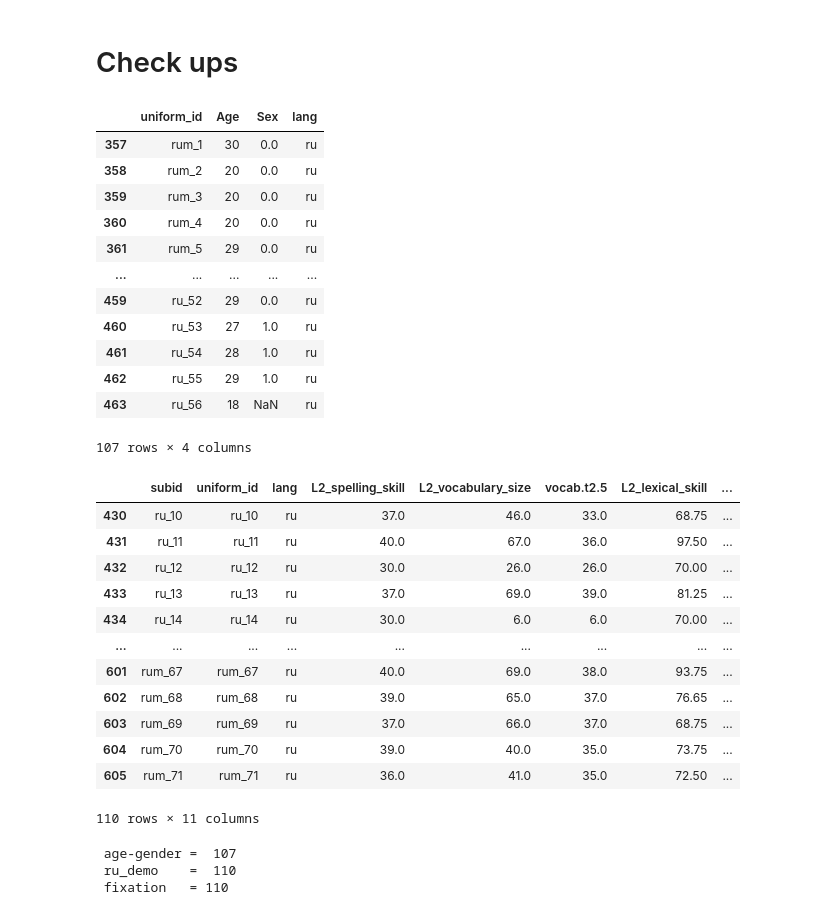
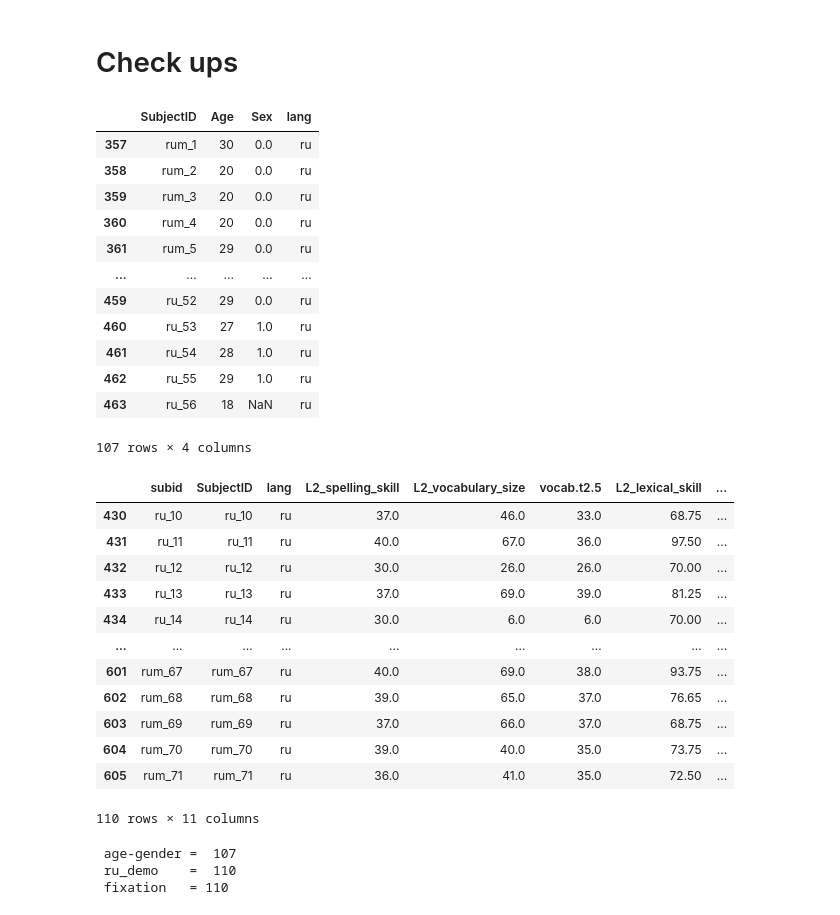
Before and after one commit to mvkairov/meco, a Jupyter notebook: Notebooks/a01_data_warmup.ipynb, the cells around one changed output. Cells and saved outputs as stored; diff of their text form; code cells hidden in the pictures.

```diff
--- a/Notebooks/a01_data_warmup.ipynb
+++ b/Notebooks/a01_data_warmup.ipynb
@@ -118,11 +118,11 @@ ru_data_subject_id = set(ru_data.SubjectID)
 # %%
 
 
 age_gender_ru = age_gender.loc[age_gender.lang == "ru"]
-age_gender_ru_subject_id = set(age_gender_ru.uniform_id)
+age_gender_ru_subject_id = set(age_gender_ru.SubjectID)
 age_gender_ru
 # %% [output]
-|  | uniform_id | Age | Sex | lang |
+|  | SubjectID | Age | Sex | lang |
 | 357 | rum_1 | 30 | 0.0 | ru |
 | 358 | rum_2 | 20 | 0.0 | ru |
 | 359 | rum_3 | 20 | 0.0 | ru |
@@ -139,10 +139,10 @@ age_gender_ru
 
 
 demo_ru = demo.loc[demo.lang == "ru"]
-demo_ru_subject_id = set(demo_ru.subid)
+demo_ru_subject_id = set(demo_ru.SubjectID)
 demo_ru
 # %% [output]
-|  | subid | uniform_id | lang | L2_spelling_skill | L2_vocabulary_size | vocab.t2.5 | L2_lexical_skill | ... |
+|  | subid | SubjectID | lang | L2_spelling_skill | L2_vocabulary_size | vocab.t2.5 | L2_lexical_skill | ... |
 | 430 | ru_10 | ru_10 | ru | 37.0 | 46.0 | 33.0 | 68.75 | ... |
 | 431 | ru_11 | ru_11 | ru | 40.0 | 67.0 | 36.0 | 97.50 | ... |
 | 432 | ru_12 | ru_12 | ru | 30.0 | 26.0 | 26.0 | 70.00 | ... |
```
Also changed, not shown: parts of 26 cells of this notebook.
